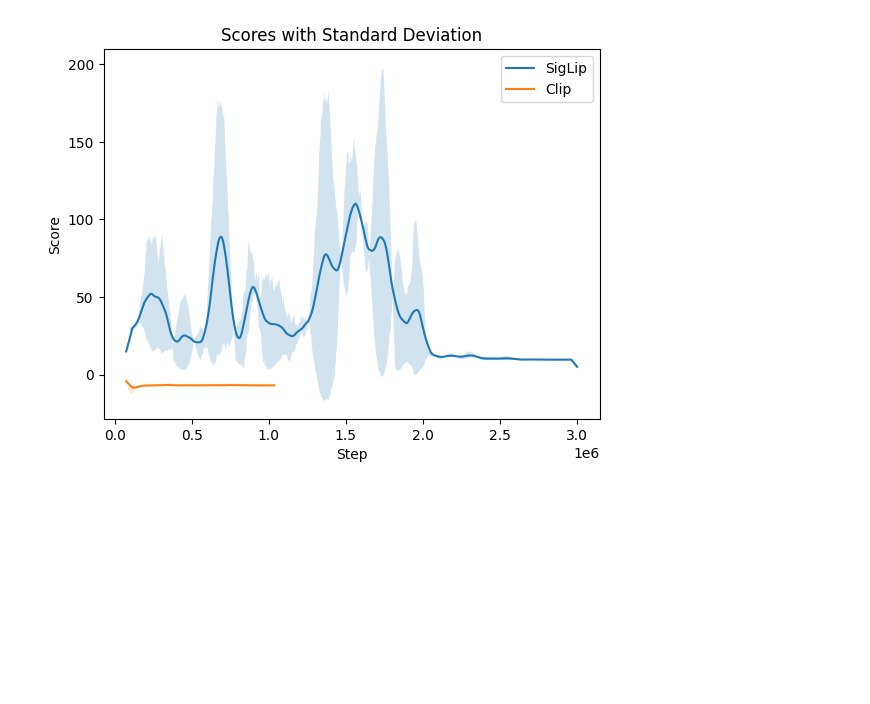
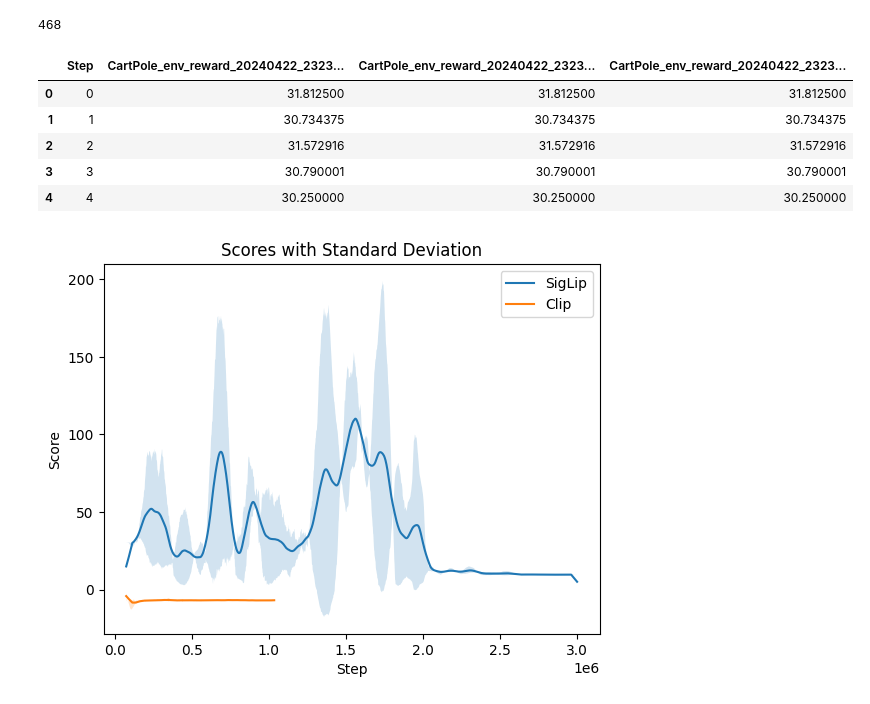
Before and after one commit to JiahuiKChen/vlmrm_plotting, a Jupyter notebook: clip_backbones.ipynb, the cells around one changed output. Saved outputs shown, nothing was run; the diff lists cells and outputs as text; code cells hidden in the pictures; blank space fills up the shorter version.

```diff
--- a/clip_backbones.ipynb
+++ b/clip_backbones.ipynb
@@ -27,3 +48,16 @@ reward_csv.head()
+# %%
+#load in reward csv
+gt_reward_csv = pd.read_csv("csv/cartpole_gt_ep_rew_mean.csv")
+print(len(gt_reward_csv))
+gt_reward_csv.head()
+# %% [output]
+468
+|  | Step | CartPole_env_reward_20240422_2323... | CartPole_env_reward_20240422_2323... | CartPole_env_reward_20240422_2323... |
+| 0 | 0 | 31.812500 | 31.812500 | 31.812500 |
+| 1 | 1 | 30.734375 | 30.734375 | 30.734375 |
+| 2 | 2 | 31.572916 | 31.572916 | 31.572916 |
+| 3 | 3 | 30.790001 | 30.790001 | 30.790001 |
+| 4 | 4 | 30.250000 | 30.250000 | 30.250000 |
 # %%
 #make step equal to global step
 reward_csv["Step"] = global_step_csv[global_step_csv.columns[1]]
```
Also changed, not shown: parts of 5 cells of this notebook.
